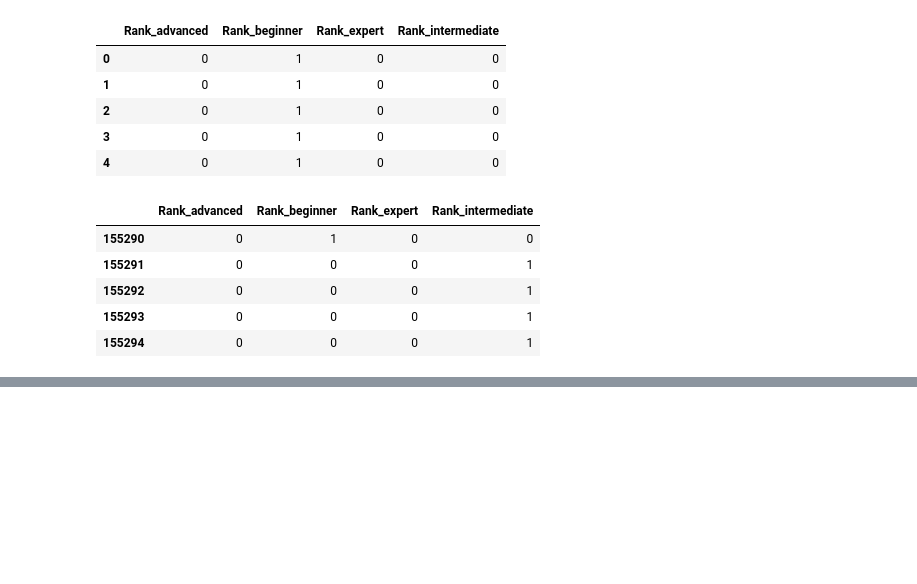
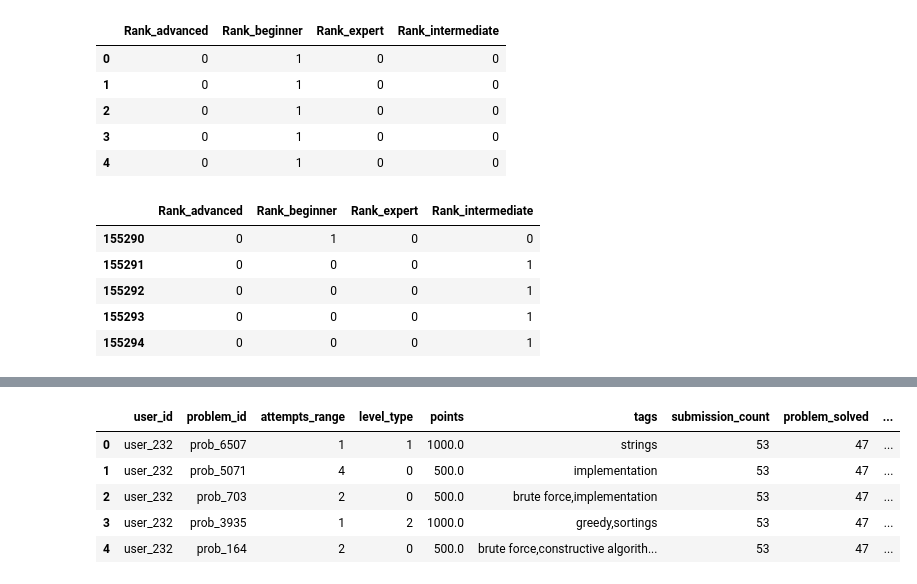
Before and after one commit to AlgorithmUnlocksML/Problem_Recommendation, a Jupyter notebook: Problem_Recommendation.ipynb, the cells around one changed output, grey strips where cells are left out. Cells and saved outputs as stored; diff of their text form; code cells hidden in the pictures; blank space fills up the shorter version.

```diff
--- a/Problem_Recommendation.ipynb
+++ b/Problem_Recommendation.ipynb
@@ -498,3 +498,6 @@ df.iloc[:,15:].tail()
 | 155292 | 0 | 0 | 0 | 1 |
 | 155293 | 0 | 0 | 0 | 1 |
 | 155294 | 0 | 0 | 0 | 1 |
+# %%
+df['registration_time'] = pd.to_datetime(df['registration_time_seconds'], unit='s')
+df[['registration_time']].tail()
@@ -500,0 +511,3 @@ df.iloc[:,15:].tail()
+# %%
+df['last_online'] = pd.to_datetime(df['last_online_time_seconds'], unit='s')
+df[['last_online']].tail()
@@ -500,0 +521,10 @@ df.iloc[:,15:].tail()
+# %%
+df.drop(columns=['last_online_time_seconds', 'registration_time_seconds'], axis=1, inplace=True)
+df.head()
+# %% [output]
+|  | user_id | problem_id | attempts_range | level_type | points | tags | submission_count | problem_solved | ... |
+| 0 | user_232 | prob_6507 | 1 | 1 | 1000.0 | strings | 53 | 47 | ... |
+| 1 | user_232 | prob_5071 | 4 | 0 | 500.0 | implementation | 53 | 47 | ... |
+| 2 | user_232 | prob_703 | 2 | 0 | 500.0 | brute force,implementation | 53 | 47 | ... |
+| 3 | user_232 | prob_3935 | 1 | 2 | 1000.0 | greedy,sortings | 53 | 47 | ... |
+| 4 | user_232 | prob_164 | 2 | 0 | 500.0 | brute force,constructive algorith... | 53 | 47 | ... |
```
Also changed, not shown: parts of 4 cells of this notebook.
